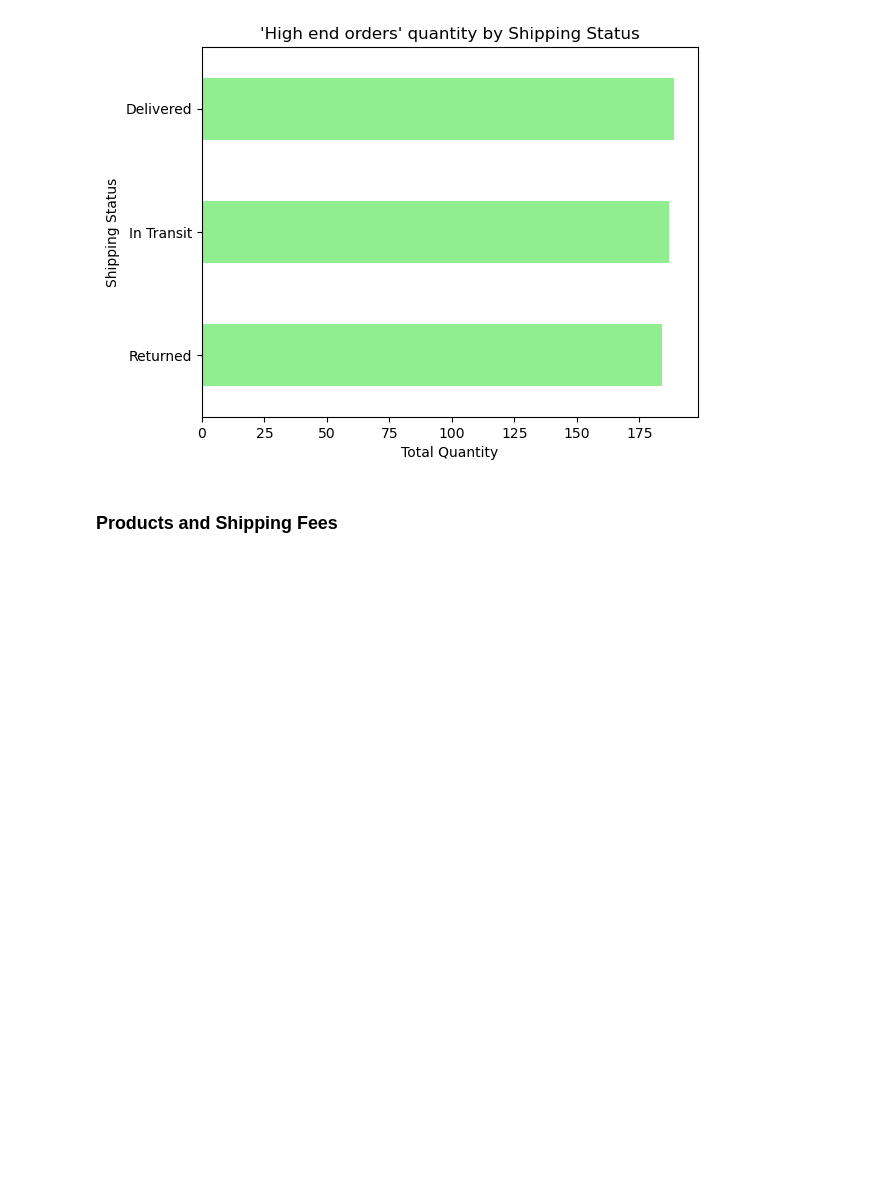
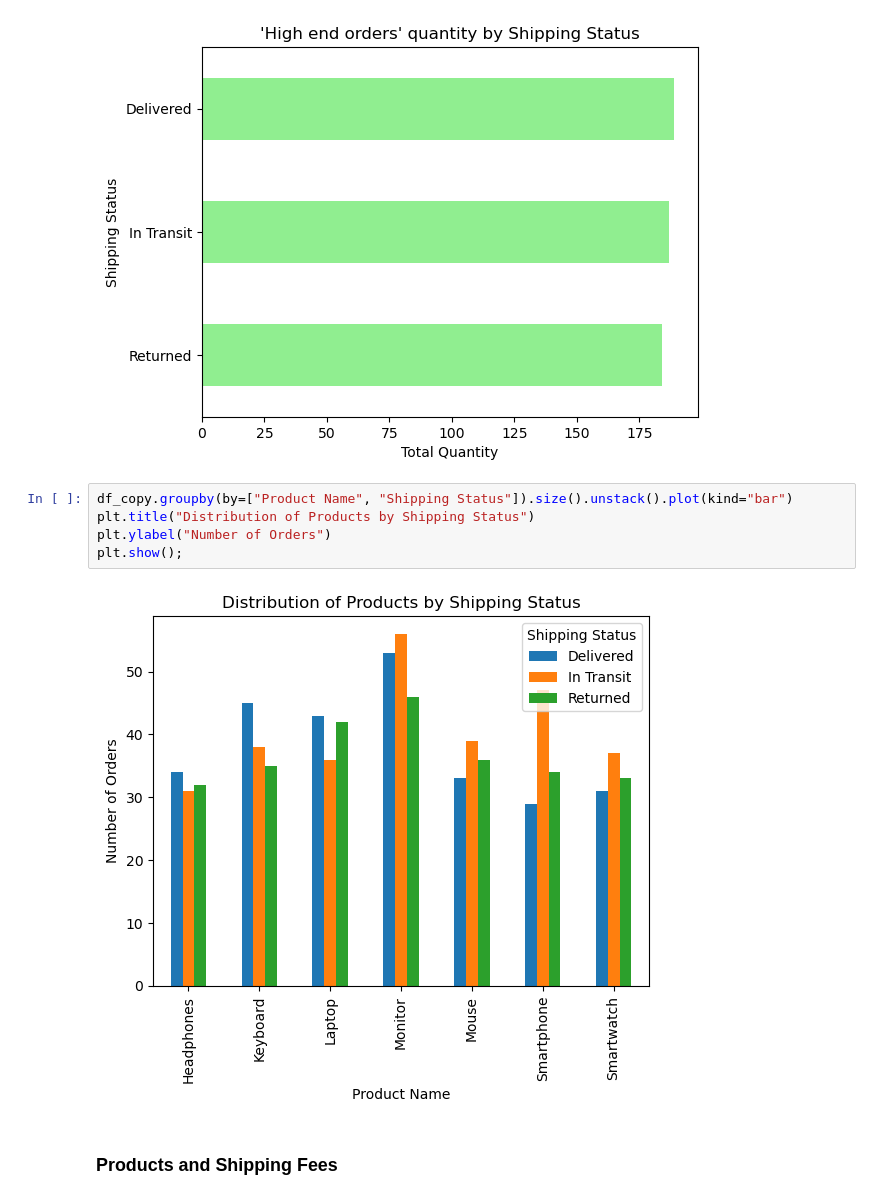
Before and after one commit to Mohammed-Hanan-Othman/ecommerce-sales-analysis, a Jupyter notebook: notebooks/3.product_performance.ipynb, the cells around one changed output. Drawn from its saved outputs; the diff is of its cells as text; blank space fills up the shorter version.

Commit message:
Completed visualizations for products and shipping status

```diff
--- a/notebooks/3.product_performance.ipynb
+++ b/notebooks/3.product_performance.ipynb
@@ -361,5 +361,12 @@ plt.xlabel("Total Quantity");
 plt.show();
 # %% [output]
 [figure]
+# %%
+df_copy.groupby(by=["Product Name", "Shipping Status"]).size().unstack().plot(kind="bar")
+plt.title("Distribution of Products by Shipping Status")
+plt.ylabel("Number of Orders")
+plt.show();
+# %% [output]
+[figure, added]
 # %% [markdown]
 ### Products and Shipping Fees
```
Also changed, not shown: parts of 6 cells of this notebook.
